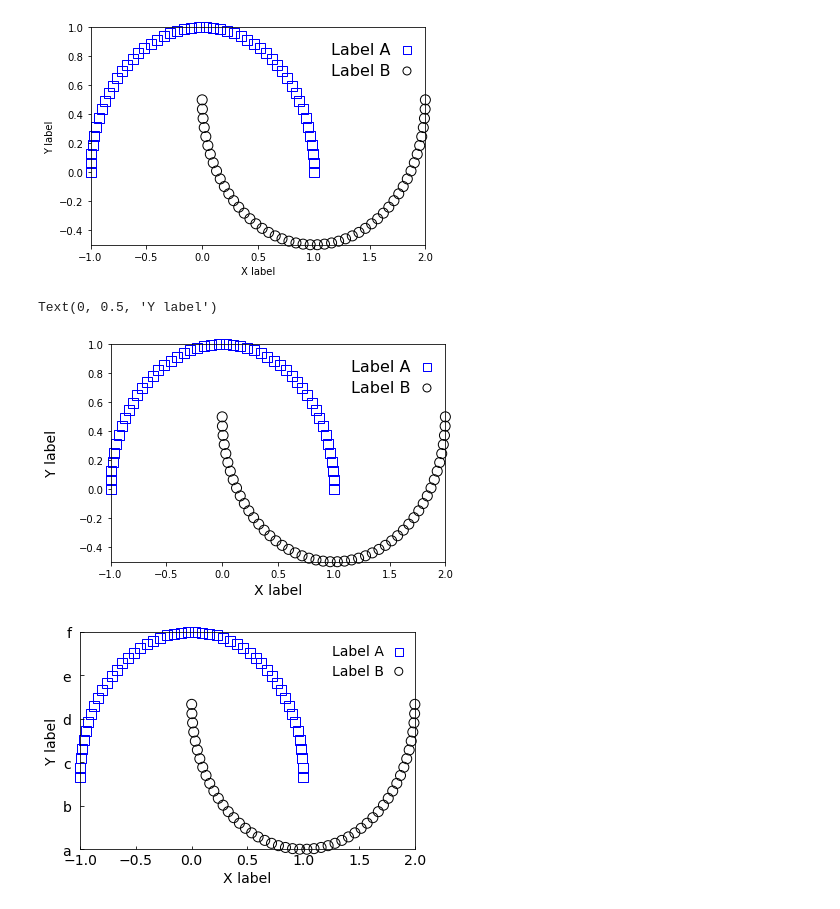
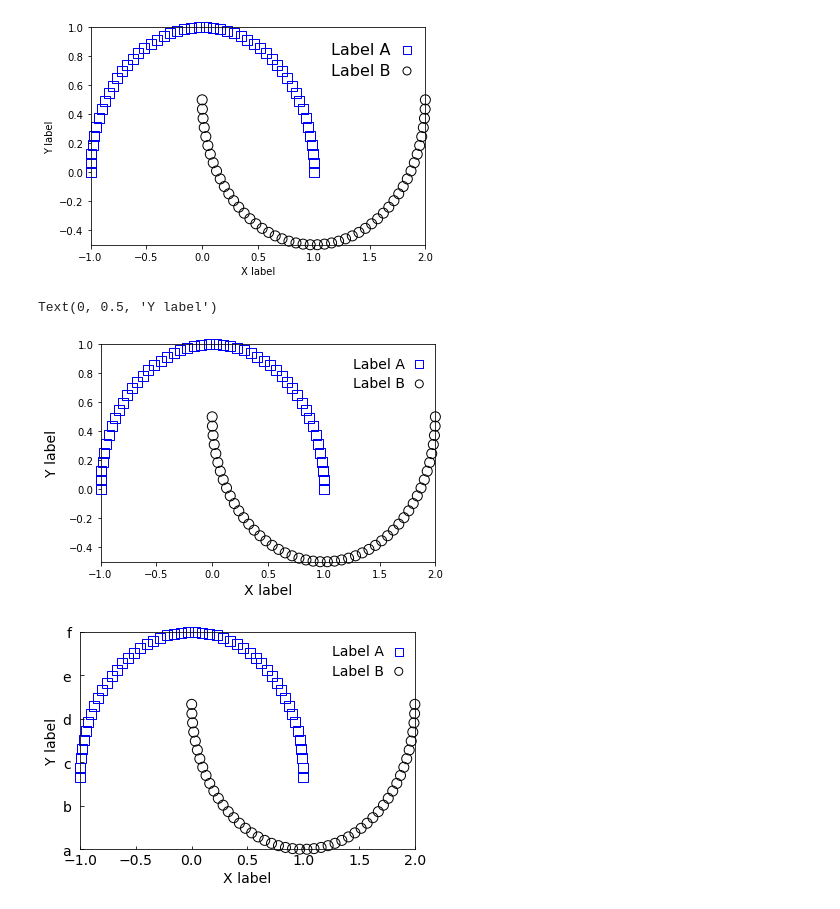
Before and after one commit to jiashu-z/how-to-plot, a Jupyter notebook: plotting-in-python.ipynb, the cells around one changed output. Saved outputs shown, nothing was run; the diff lists cells and outputs as text; code cells hidden in the pictures.

```diff
--- a/plotting-in-python.ipynb
+++ b/plotting-in-python.ipynb
@@ -176,19 +176,19 @@ Text(0, 0.5, 'Y label')
 # %%
 # The label font size is too small!
 
 plt.figure()
 plt.scatter(x[np.where(labels == 0)], y[np.where(labels == 0)], s=100, c='none', edgecolors='b', marker='s',
             label='Label A', clip_on=False)
 plt.scatter(x[np.where(labels == 1)], y[np.where(labels == 1)], s=100, c='none', edgecolors='k', marker='o',
             label='Label B', clip_on=False)
-plt.legend(fontsize=16, markerscale=0.8, markerfirst=False, frameon=False, handlelength=0.5, labelspacing=0.4)
+plt.legend(fontsize=14, markerscale=0.8, markerfirst=False, frameon=False, handlelength=0.5, labelspacing=0.4)
 plt.xlim(-1, 2)
 plt.ylim(-0.5, 1)
 plt.xlabel('X label', fontsize=14)
-plt.ylabel('Y label', fontsize=14, labelpad=20)
+plt.ylabel('Y label', fontsize=14, labelpad=10)
 # %% [output]
 Text(0, 0.5, 'Y label')
-[figure, old version]
+[figure, new version]
 # %%
 # Now let's do something to the rulers and ticks.
 
```
Also changed, not shown: parts of 8 cells of this notebook.
